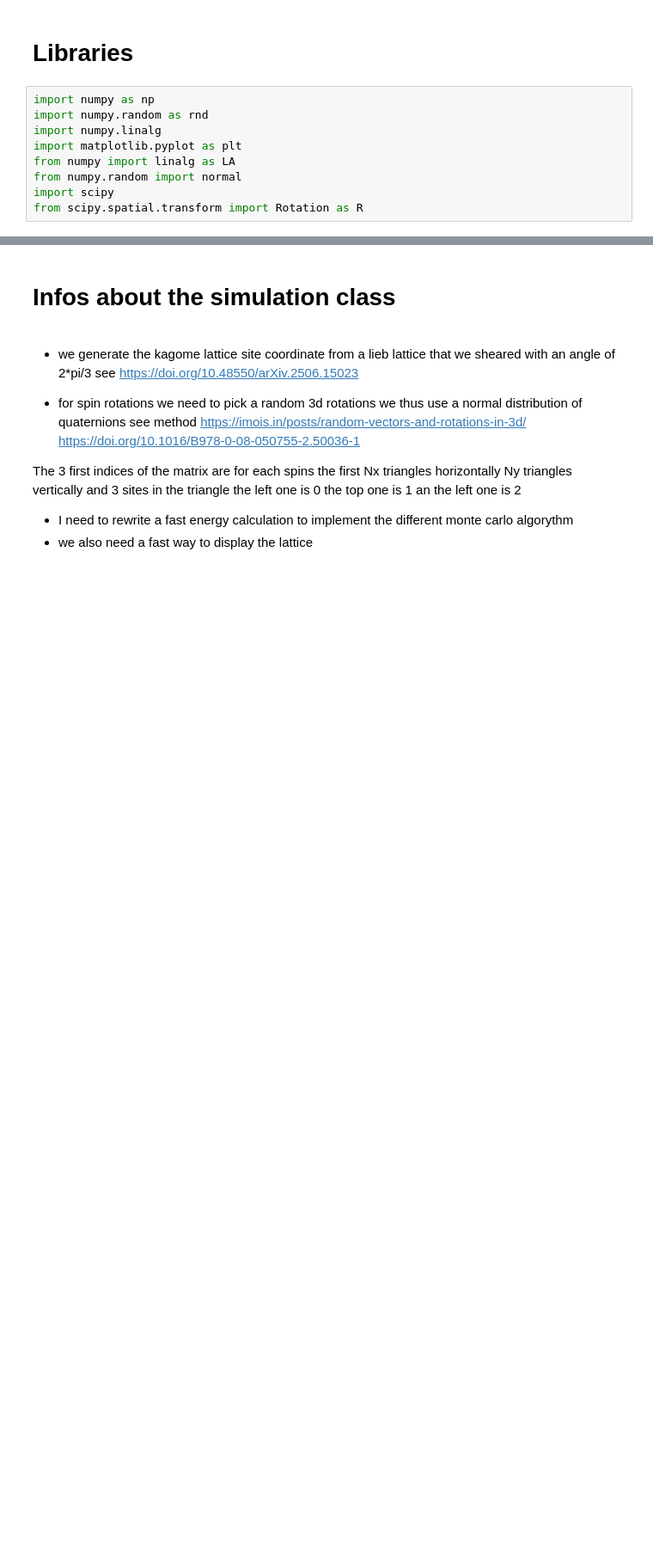
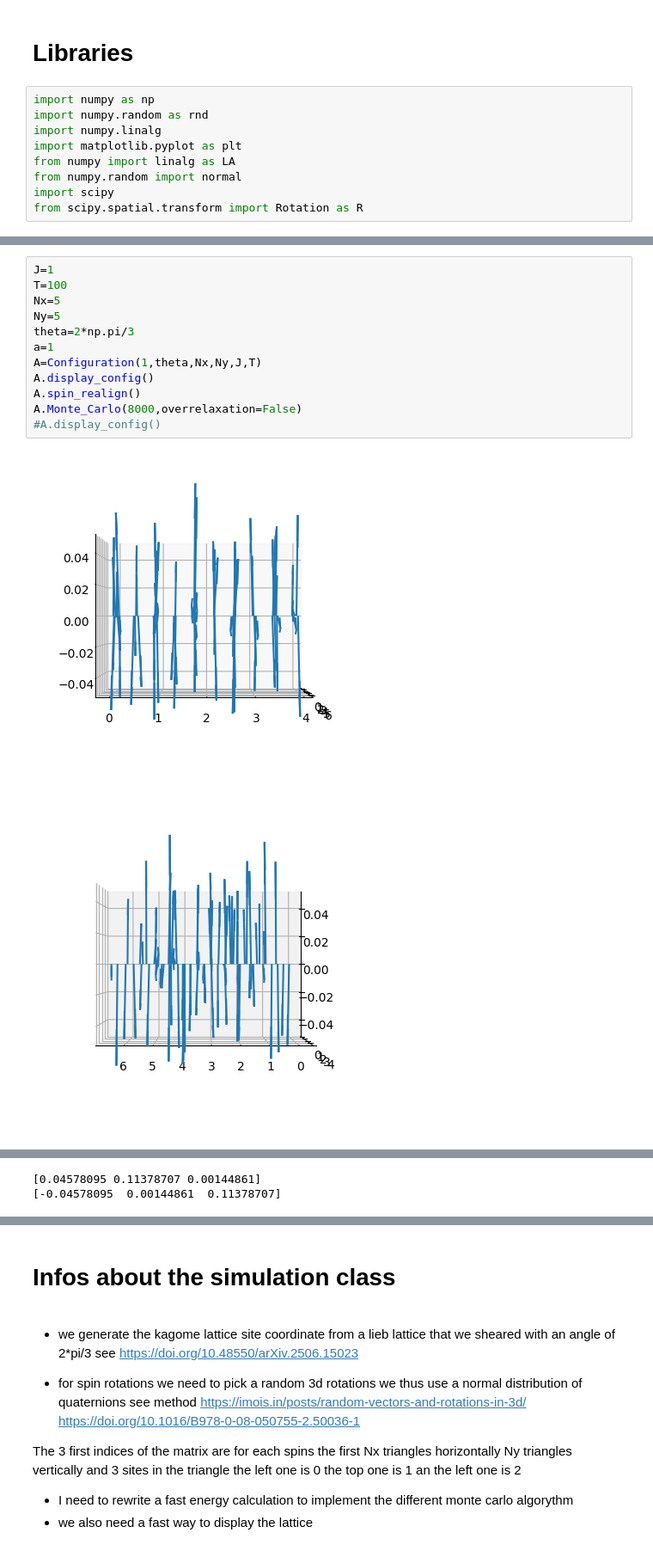
Before and after one commit to Sylvestre2251/Order-by-disorder-Project, a Jupyter notebook: Design/KAGOME_0_1.ipynb, the cells around one changed output, grey strips where cells are left out. Shown at 86% size. Drawn from its saved outputs; the diff is of its cells as text; blank space fills up the shorter version.

```diff
--- a/Design/KAGOME_0_1.ipynb
+++ b/Design/KAGOME_0_1.ipynb
@@ -183,3 +218,18 @@ class Configuration:
         being normalised after too many rotations due to errors so we normalise them after each
         flip and we verify their maximum norms"""
         print('norm=',LA.norm(self.config,axis=0).max())
+# %%
+J=1
+T=100
+Nx=5
+Ny=5
+theta=2*np.pi/3
+a=1
+A=Configuration(1,theta,Nx,Ny,J,T)
+A.display_config()
+A.spin_realign()
+A.Monte_Carlo(8000,overrelaxation=False)
+#A.display_config()
+# %% [output]
+[figure, added]
+[figure, added]
@@ -185,0 +237,2 @@ class Configuration:
+[0.04578095 0.11378707 0.00144861]
+[-0.04578095  0.00144861  0.11378707]
```
Also changed, not shown: parts of 6 cells of this notebook.
